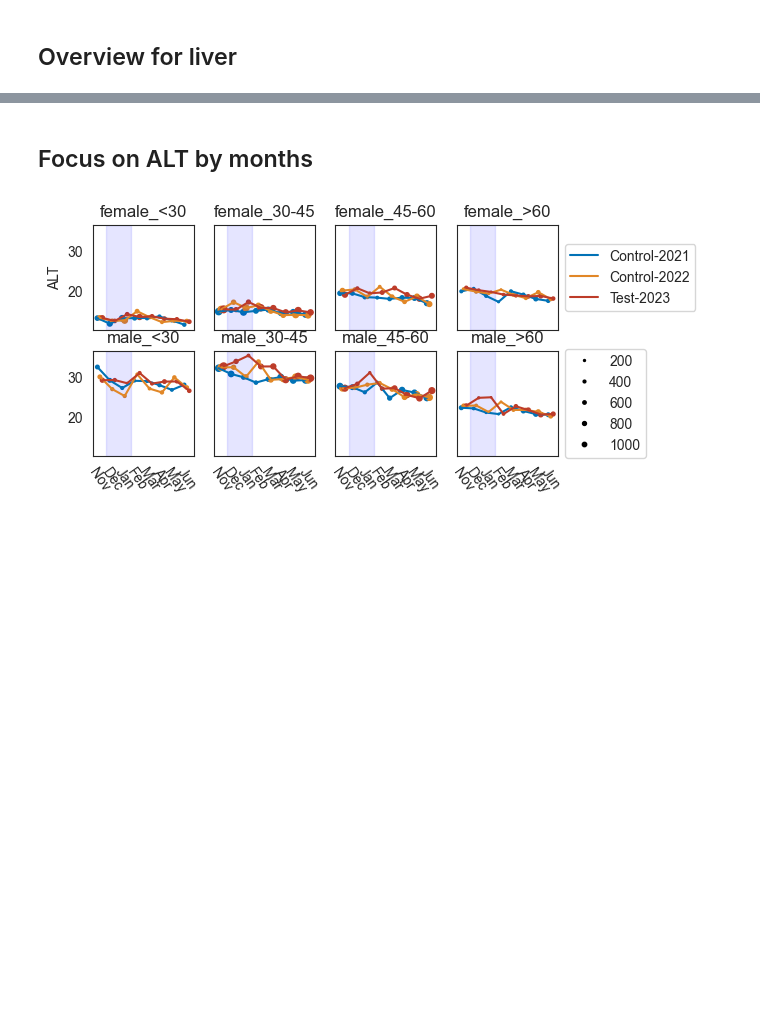
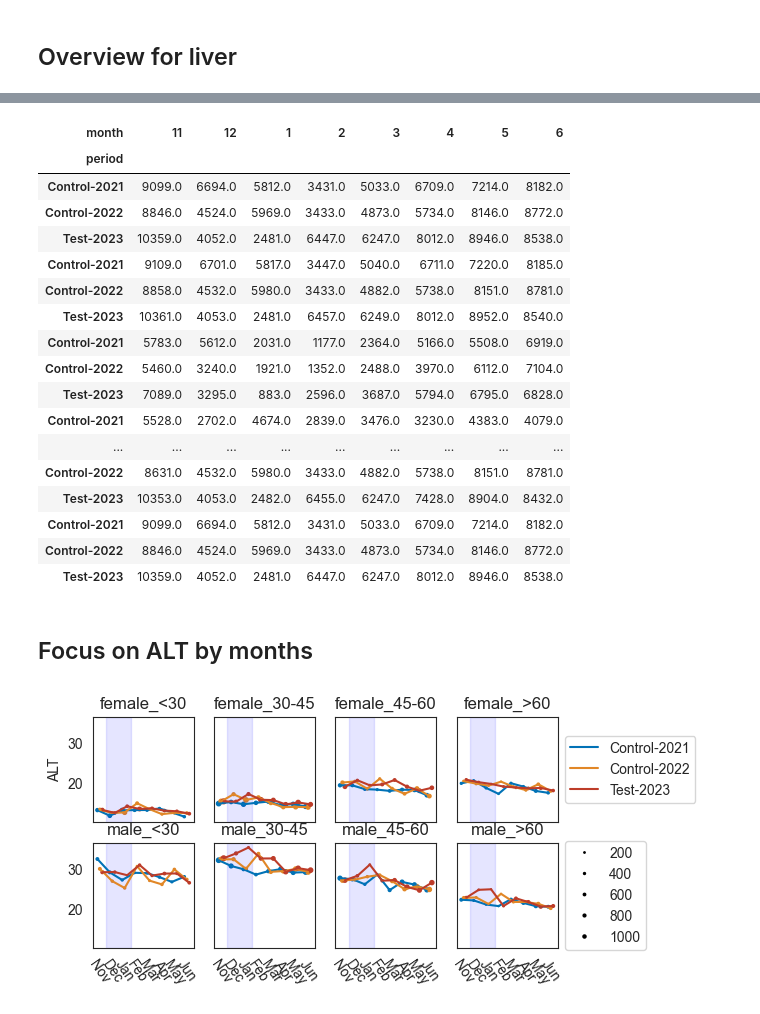
Before and after one commit to huboqiang/healthman, a Jupyter notebook: Figure4_liver.ipynb, the cells around one changed output, grey strips where cells are left out. Drawn from its saved outputs; the diff is of its cells as text; code cells hidden in the pictures; blank space fills up the shorter version.

```diff
--- a/Figure4_liver.ipynb
+++ b/Figure4_liver.ipynb
@@ -66,3 +67,24 @@ df_res
+# %%
+df_res_all["len"][l_months]#.shape[0] / 3
+# %% [output]
+| month | 11 | 12 | 1 | 2 | 3 | 4 | 5 | 6 |
+| period |  |  |  |  |  |  |  |  |
+| Control-2021 | 9099.0 | 6694.0 | 5812.0 | 3431.0 | 5033.0 | 6709.0 | 7214.0 | 8182.0 |
+| Control-2022 | 8846.0 | 4524.0 | 5969.0 | 3433.0 | 4873.0 | 5734.0 | 8146.0 | 8772.0 |
+| Test-2023 | 10359.0 | 4052.0 | 2481.0 | 6447.0 | 6247.0 | 8012.0 | 8946.0 | 8538.0 |
+| Control-2021 | 9109.0 | 6701.0 | 5817.0 | 3447.0 | 5040.0 | 6711.0 | 7220.0 | 8185.0 |
+| Control-2022 | 8858.0 | 4532.0 | 5980.0 | 3433.0 | 4882.0 | 5738.0 | 8151.0 | 8781.0 |
+| Test-2023 | 10361.0 | 4053.0 | 2481.0 | 6457.0 | 6249.0 | 8012.0 | 8952.0 | 8540.0 |
+| Control-2021 | 5783.0 | 5612.0 | 2031.0 | 1177.0 | 2364.0 | 5166.0 | 5508.0 | 6919.0 |
+| Control-2022 | 5460.0 | 3240.0 | 1921.0 | 1352.0 | 2488.0 | 3970.0 | 6112.0 | 7104.0 |
+| Test-2023 | 7089.0 | 3295.0 | 883.0 | 2596.0 | 3687.0 | 5794.0 | 6795.0 | 6828.0 |
+| Control-2021 | 5528.0 | 2702.0 | 4674.0 | 2839.0 | 3476.0 | 3230.0 | 4383.0 | 4079.0 |
+| ... | ... | ... | ... | ... | ... | ... | ... | ... |
+| Control-2022 | 8631.0 | 4532.0 | 5980.0 | 3433.0 | 4882.0 | 5738.0 | 8151.0 | 8781.0 |
+| Test-2023 | 10353.0 | 4053.0 | 2482.0 | 6455.0 | 6247.0 | 7428.0 | 8904.0 | 8432.0 |
+| Control-2021 | 9099.0 | 6694.0 | 5812.0 | 3431.0 | 5033.0 | 6709.0 | 7214.0 | 8182.0 |
+| Control-2022 | 8846.0 | 4524.0 | 5969.0 | 3433.0 | 4873.0 | 5734.0 | 8146.0 | 8772.0 |
+| Test-2023 | 10359.0 | 4052.0 | 2481.0 | 6447.0 | 6247.0 | 8012.0 | 8946.0 | 8538.0 |
 # %% [markdown]
 ## Focus on ALT by months
 # %%
```
Also changed, not shown: parts of 4 cells of this notebook, 7 other files.
